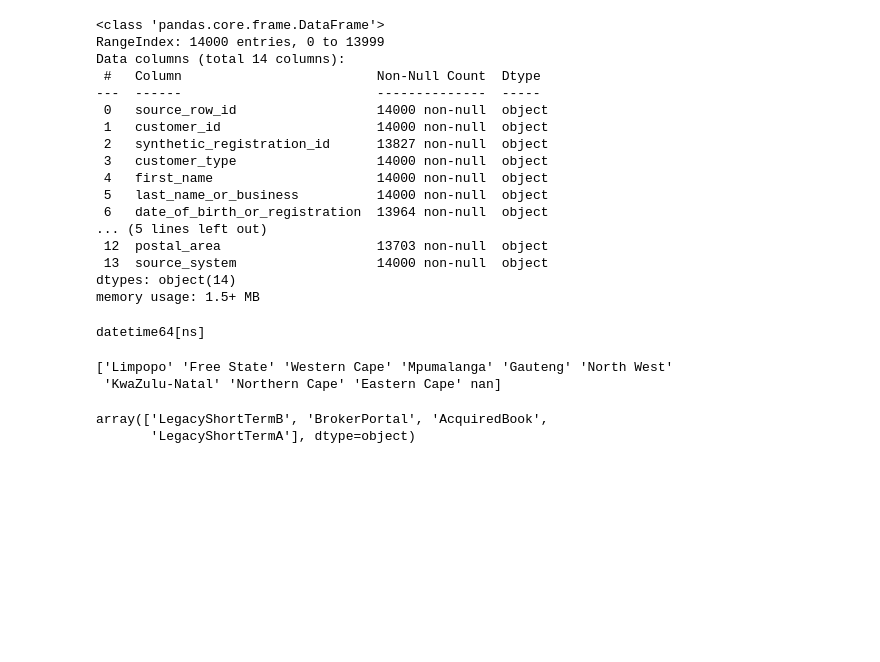
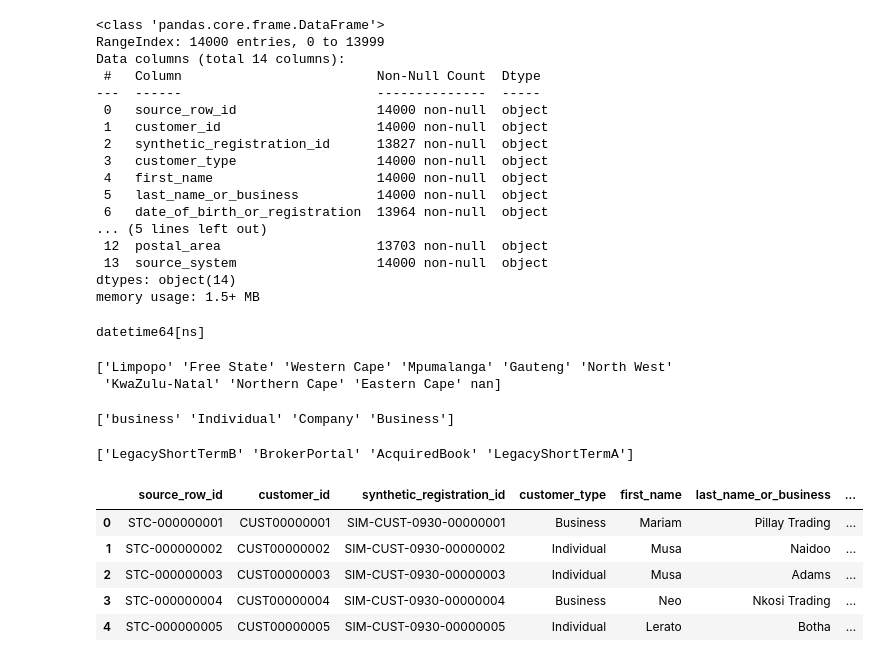
Before and after one commit to SumiK2001/https---github.com-SumiK2001-Santam-Final-Project, a Jupyter notebook: Untitled46.ipynb, the cells around one changed output. Saved outputs shown, nothing was run; the diff lists cells and outputs as text; code cells hidden in the pictures; blank space fills up the shorter version.

```diff
--- a/Untitled46.ipynb
+++ b/Untitled46.ipynb
@@ -56,12 +56,8 @@ print(data["province"].unique())
 # %%
 # Replace all Nan values in 'province' to 'Unspecified'
 data["province"] = data["province"].fillna("Unspecified")
-# %%
-data.source_system.unique()
-# %% [output]
-array(['LegacyShortTermB', 'BrokerPortal', 'AcquiredBook',
-       'LegacyShortTermA'], dtype=object)
-# %%
-import numpy as np
-data['anomaly_code'] = np.where(data.	source_row_id.duplicated(), "A01", "")
-data[data.source_row_id.duplicated() == True]
+# %%
+# Check data in 'customer_type':
+print(data["customer_type"].unique())
+# %% [output]
+['business' 'Individual' 'Company' 'Business']
@@ -67,0 +67,14 @@ data[data.source_row_id.duplicated() == True]
+# %%
+# Check data in 'source_system':
+print(data["source_system"].unique())
+# %% [output]
+['LegacyShortTermB' 'BrokerPortal' 'AcquiredBook' 'LegacyShortTermA']
+# %%
+data.head()
+# %% [output]
+|  | source_row_id | customer_id | synthetic_registration_id | customer_type | first_name | last_name_or_business | ... |
+| 0 | STC-000000001 | CUST00000001 | SIM-CUST-0930-00000001 | Business | Mariam | Pillay Trading | ... |
+| 1 | STC-000000002 | CUST00000002 | SIM-CUST-0930-00000002 | Individual | Musa | Naidoo | ... |
+| 2 | STC-000000003 | CUST00000003 | SIM-CUST-0930-00000003 | Individual | Musa | Adams | ... |
+| 3 | STC-000000004 | CUST00000004 | SIM-CUST-0930-00000004 | Business | Neo | Nkosi Trading | ... |
+| 4 | STC-000000005 | CUST00000005 | SIM-CUST-0930-00000005 | Individual | Lerato | Botha | ... |
```
Also changed, not shown: parts of 7 cells of this notebook.
